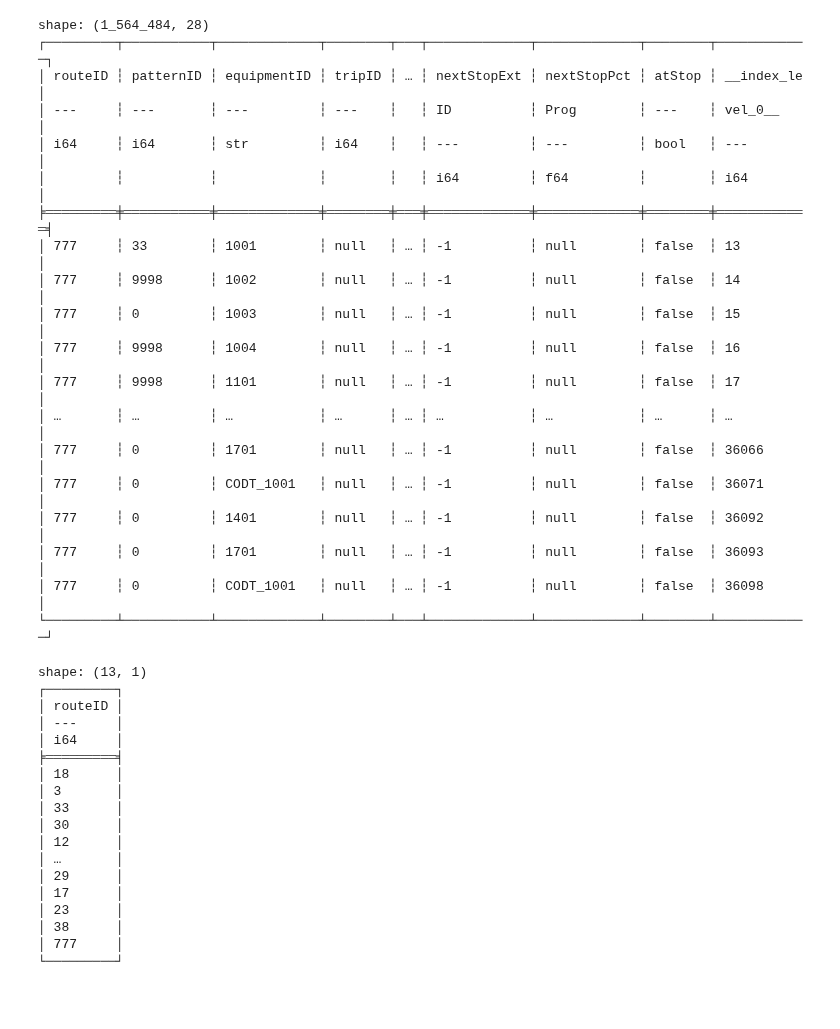
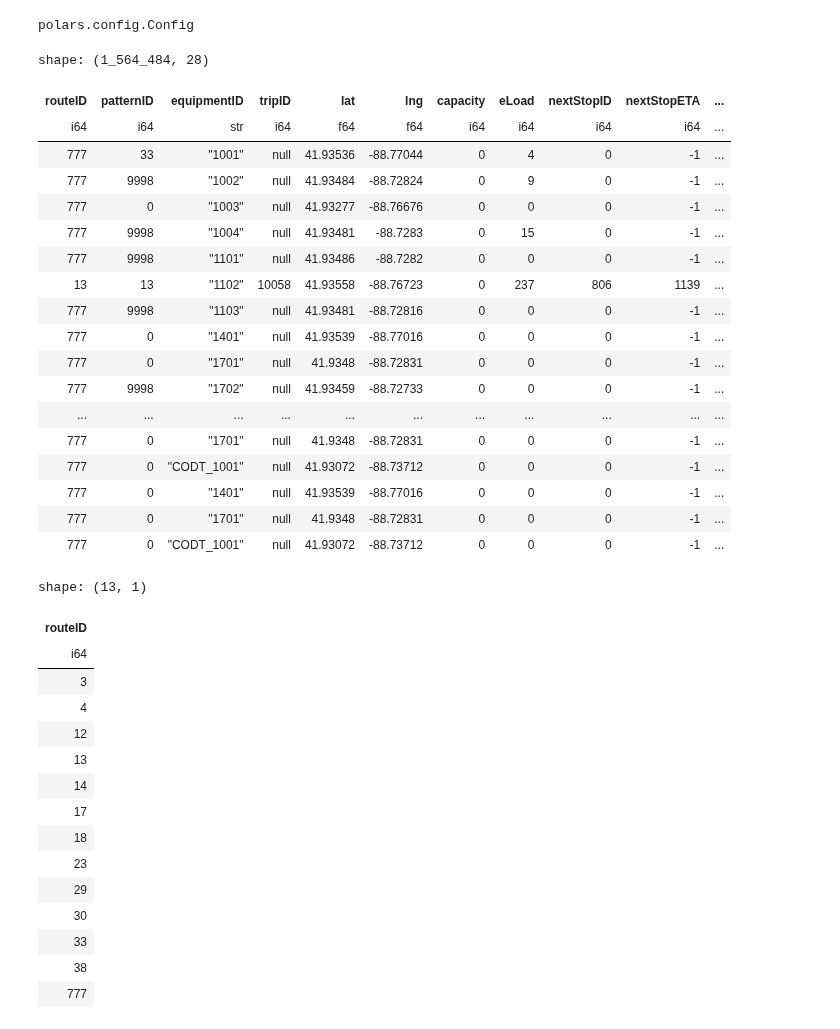
Before and after one commit to shaivilp/Research-Rookies, a Jupyter notebook: data_visualization/data_vis.ipynb, the cells around one changed output. Drawn from its saved outputs; the diff is of its cells as text; code cells hidden in the pictures; blank space fills up the shorter version.

Commit message:
chore: Work more on displaying data tables

```diff
--- a/data_visualization/data_vis.ipynb
+++ b/data_visualization/data_vis.ipynb
@@ -1,51 +1,52 @@
 # %%
 import polars as pl
+pl.Config().set_tbl_rows(50)
+pl.Config().set_tbl_cols(50)
+# %% [output]
+polars.config.Config
 # %%
 #Display all data except blockID and load columns
 df = pl.read_parquet("2024-09-entries-start.parquet")
 out = df.select(pl.all().exclude("blockID").exclude("load"))
-print(out)
+out
 # %% [output]
 shape: (1_564_484, 28)
-┌─────────┬───────────┬─────────────┬────────┬───┬─────────────┬─────────────┬────────┬────────────┐
-│ routeID ┆ patternID ┆ equipmentID ┆ tripID ┆ … ┆ nextStopExt ┆ nextStopPct ┆ atStop ┆ __index_le │
-│ ---     ┆ ---       ┆ ---         ┆ ---    ┆   ┆ ID          ┆ Prog        ┆ ---    ┆ vel_0__    │
-│ i64     ┆ i64       ┆ str         ┆ i64    ┆   ┆ ---         ┆ ---         ┆ bool   ┆ ---        │
-│         ┆           ┆             ┆        ┆   ┆ i64         ┆ f64         ┆        ┆ i64        │
-╞═════════╪═══════════╪═════════════╪════════╪═══╪═════════════╪═════════════╪════════╪════════════╡
-│ 777     ┆ 33        ┆ 1001        ┆ null   ┆ … ┆ -1          ┆ null        ┆ false  ┆ 13         │
-│ 777     ┆ 9998      ┆ 1002        ┆ null   ┆ … ┆ -1          ┆ null        ┆ false  ┆ 14         │
-│ 777     ┆ 0         ┆ 1003        ┆ null   ┆ … ┆ -1          ┆ null        ┆ false  ┆ 15         │
-│ 777     ┆ 9998      ┆ 1004        ┆ null   ┆ … ┆ -1          ┆ null        ┆ false  ┆ 16         │
-│ 777     ┆ 9998      ┆ 1101        ┆ null   ┆ … ┆ -1          ┆ null        ┆ false  ┆ 17         │
-│ …       ┆ …         ┆ …           ┆ …      ┆ … ┆ …           ┆ …           ┆ …      ┆ …          │
-│ 777     ┆ 0         ┆ 1701        ┆ null   ┆ … ┆ -1          ┆ null        ┆ false  ┆ 36066      │
-│ 777     ┆ 0         ┆ CODT_1001   ┆ null   ┆ … ┆ -1          ┆ null        ┆ false  ┆ 36071      │
-│ 777     ┆ 0         ┆ 1401        ┆ null   ┆ … ┆ -1          ┆ null        ┆ false  ┆ 36092      │
-│ 777     ┆ 0         ┆ 1701        ┆ null   ┆ … ┆ -1          ┆ null        ┆ false  ┆ 36093      │
-│ 777     ┆ 0         ┆ CODT_1001   ┆ null   ┆ … ┆ -1          ┆ null        ┆ false  ┆ 36098      │
-└─────────┴───────────┴─────────────┴────────┴───┴─────────────┴─────────────┴────────┴────────────┘
+| routeID | patternID | equipmentID | tripID | lat | lng | capacity | eLoad | nextStopID | nextStopETA | ... |
+| i64 | i64 | str | i64 | f64 | f64 | i64 | i64 | i64 | i64 | ... |
+| 777 | 33 | "1001" | null | 41.93536 | -88.77044 | 0 | 4 | 0 | -1 | ... |
+| 777 | 9998 | "1002" | null | 41.93484 | -88.72824 | 0 | 9 | 0 | -1 | ... |
+| 777 | 0 | "1003" | null | 41.93277 | -88.76676 | 0 | 0 | 0 | -1 | ... |
+| 777 | 9998 | "1004" | null | 41.93481 | -88.7283 | 0 | 15 | 0 | -1 | ... |
+| 777 | 9998 | "1101" | null | 41.93486 | -88.7282 | 0 | 0 | 0 | -1 | ... |
+| 13 | 13 | "1102" | 10058 | 41.93558 | -88.76723 | 0 | 237 | 806 | 1139 | ... |
+| 777 | 9998 | "1103" | null | 41.93481 | -88.72816 | 0 | 0 | 0 | -1 | ... |
+| 777 | 0 | "1401" | null | 41.93539 | -88.77016 | 0 | 0 | 0 | -1 | ... |
+| 777 | 0 | "1701" | null | 41.9348 | -88.72831 | 0 | 0 | 0 | -1 | ... |
+| 777 | 9998 | "1702" | null | 41.93459 | -88.72733 | 0 | 0 | 0 | -1 | ... |
+| ... | ... | ... | ... | ... | ... | ... | ... | ... | ... | ... |
+| 777 | 0 | "1701" | null | 41.9348 | -88.72831 | 0 | 0 | 0 | -1 | ... |
+| 777 | 0 | "CODT_1001" | null | 41.93072 | -88.73712 | 0 | 0 | 0 | -1 | ... |
+| 777 | 0 | "1401" | null | 41.93539 | -88.77016 | 0 | 0 | 0 | -1 | ... |
+| 777 | 0 | "1701" | null | 41.9348 | -88.72831 | 0 | 0 | 0 | -1 | ... |
+| 777 | 0 | "CODT_1001" | null | 41.93072 | -88.73712 | 0 | 0 | 0 | -1 | ... |
 # %%
 #Display all data except blockID and load columns
-df = pl.read_parquet("2024-09-entries-start.parquet")
-out = df.select("routeID").unique()
-print(out)
+out = df.select("routeID").unique().sort("routeID")
+display(out)
 # %% [output]
 shape: (13, 1)
-┌─────────┐
-│ routeID │
-│ ---     │
-│ i64     │
-╞═════════╡
-│ 18      │
-│ 3       │
-│ 33      │
-│ 30      │
-│ 12      │
-│ …       │
-│ 29      │
-│ 17      │
-│ 23      │
-│ 38      │
-│ 777     │
-└─────────┘
+| routeID |
+| i64 |
+| 3 |
+| 4 |
+| 12 |
+| 13 |
+| 14 |
+| 17 |
+| 18 |
+| 23 |
+| 29 |
+| 30 |
+| 33 |
+| 38 |
+| 777 |
```
